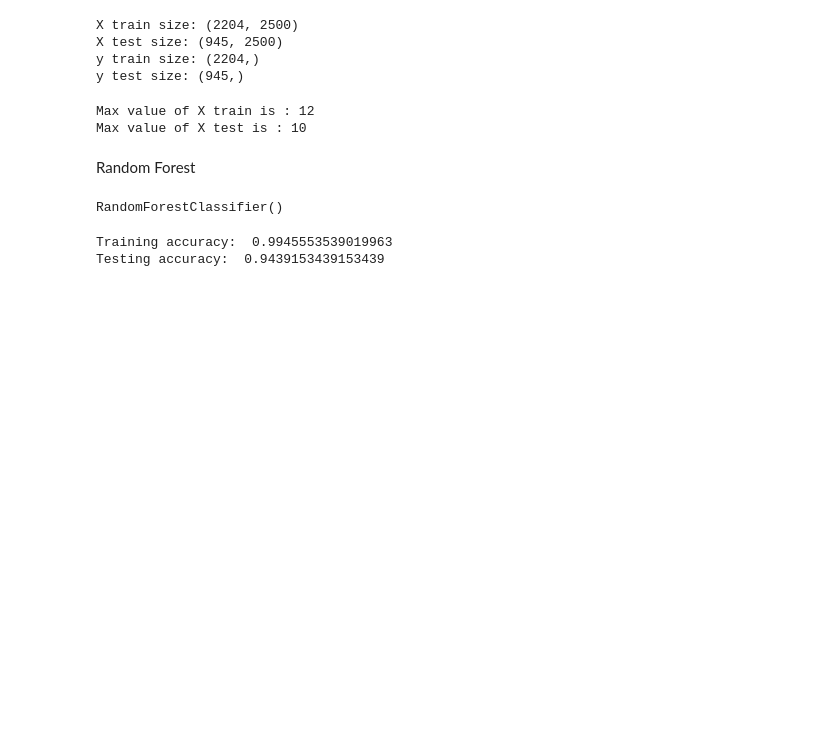
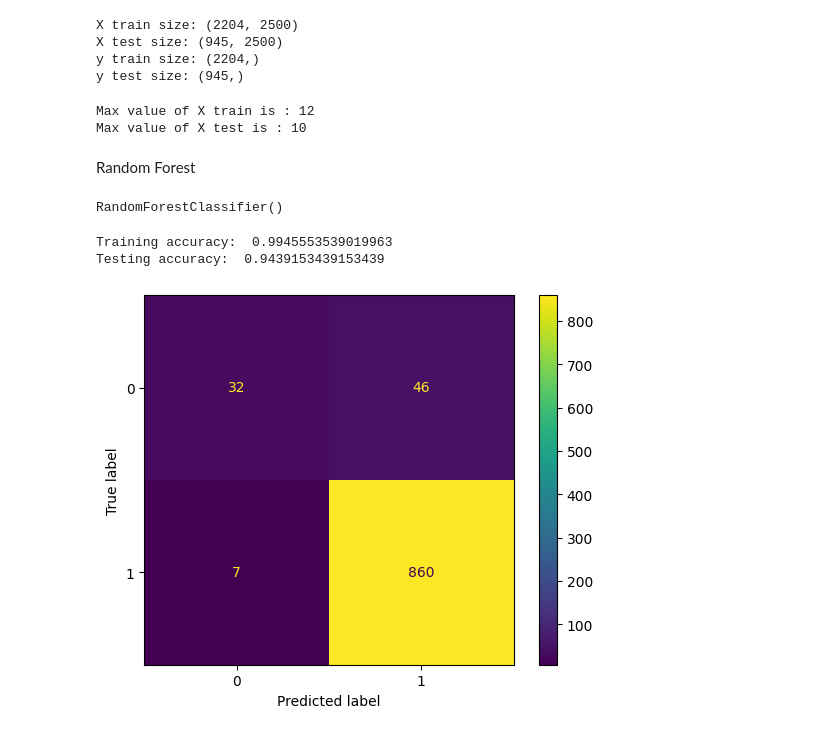
Before and after one commit to Aadeshh0/alexa_review, a Jupyter notebook: main.ipynb, the cells around one changed output. Saved outputs shown, nothing was run; the diff lists cells and outputs as text; code cells hidden in the pictures; blank space fills up the shorter version.

Commit message:
plotted a confusion matrix to check similarity

```diff
--- a/main.ipynb
+++ b/main.ipynb
@@ -404,6 +404,8 @@ y_predict = model_rf.predict(X_test_scl)
 # %%
 cm = confusion_matrix(Y_test, y_predict)
 # %%
-# cm_display = ConfusionMatrixDisplay(confusion_matrix=cm, display_labels=model_rf.classes_)
-# cm_display.plot()
-# plt.show()
+cm_display = ConfusionMatrixDisplay(confusion_matrix=cm, display_labels=model_rf.classes_)
+cm_display.plot()
+plt.show()
+# %% [output]
+[figure, added]
```
